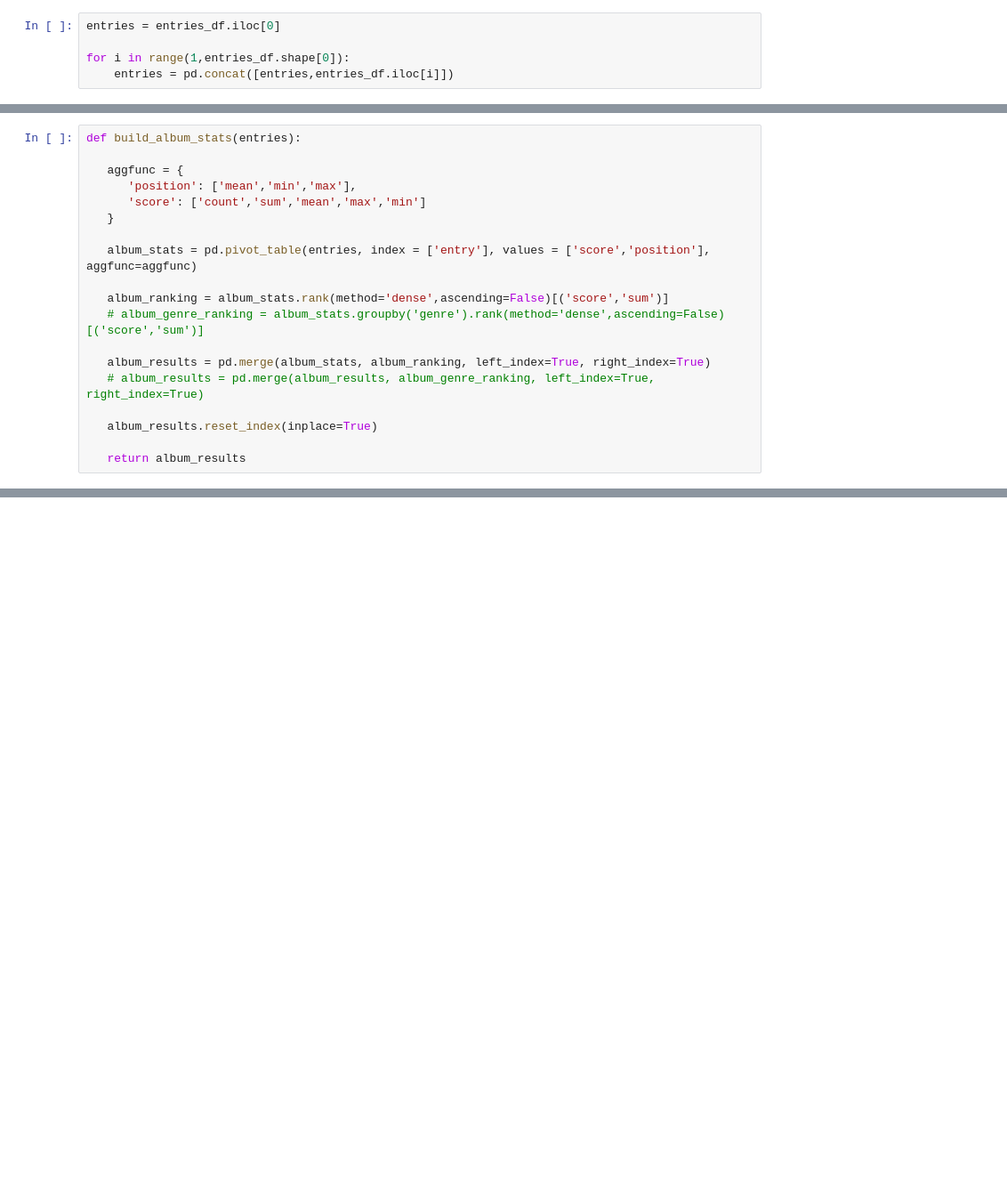
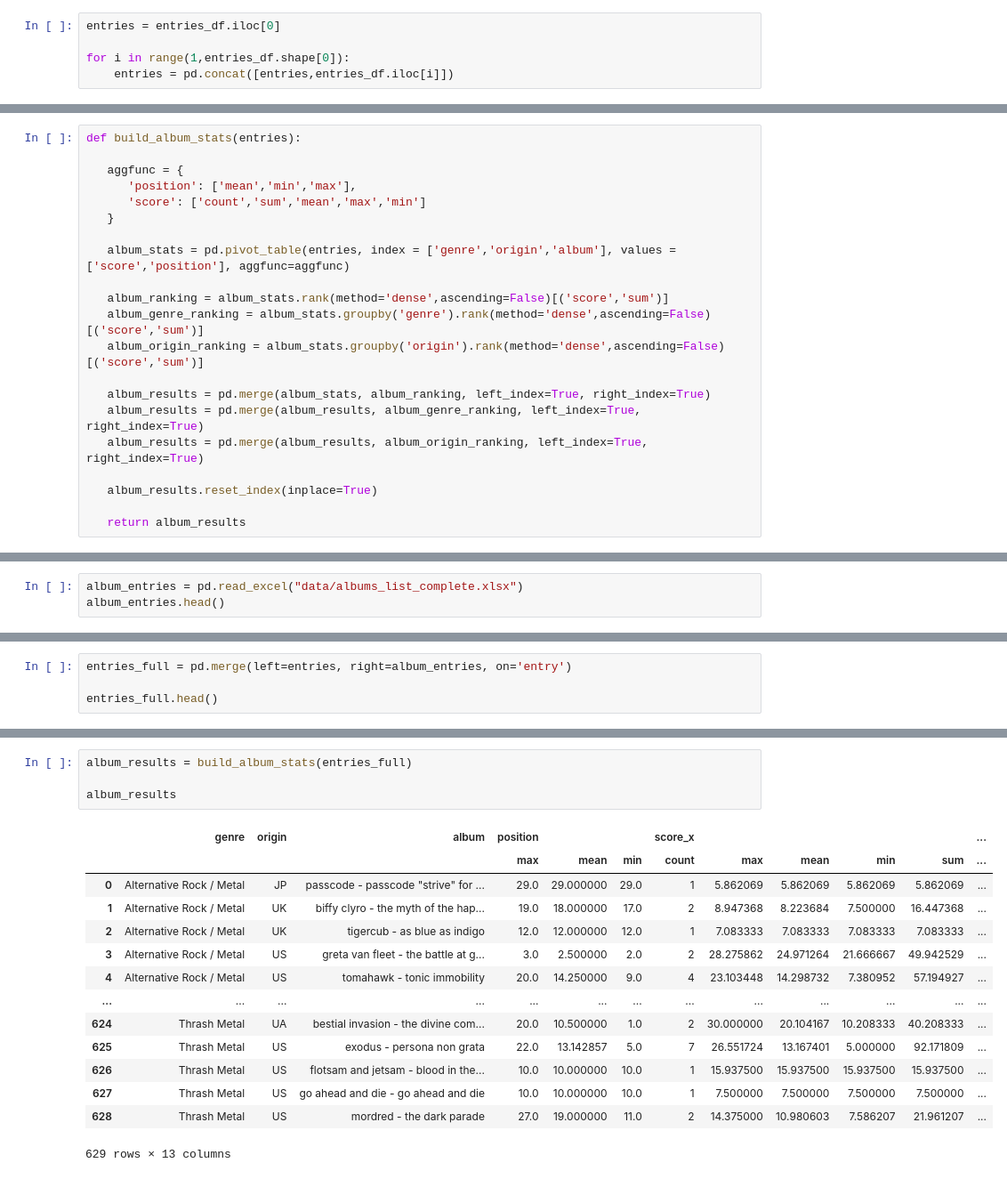
Before and after one commit to kloudkrafts01/rifftop, a Jupyter notebook: workbook.ipynb, the cells around one changed output, grey strips where cells are left out. Shown at 89% size. Saved outputs shown, nothing was run; the diff lists cells and outputs as text; blank space fills up the shorter version.

```diff
--- a/workbook.ipynb
+++ b/workbook.ipynb
@@ -148,13 +92,15 @@ def build_album_stats(entries):
       'score': ['count','sum','mean','max','min']
    }
 
-   album_stats = pd.pivot_table(entries, index = ['entry'], values = ['score','position'], aggfunc=aggfunc)
+   album_stats = pd.pivot_table(entries, index = ['genre','origin','album'], values = ['score','position'], aggfunc=aggfunc)
 
    album_ranking = album_stats.rank(method='dense',ascending=False)[('score','sum')]
-   # album_genre_ranking = album_stats.groupby('genre').rank(method='dense',ascending=False)[('score','sum')]
+   album_genre_ranking = album_stats.groupby('genre').rank(method='dense',ascending=False)[('score','sum')]
+   album_origin_ranking = album_stats.groupby('origin').rank(method='dense',ascending=False)[('score','sum')]
 
    album_results = pd.merge(album_stats, album_ranking, left_index=True, right_index=True)
-   # album_results = pd.merge(album_results, album_genre_ranking, left_index=True, right_index=True)
+   album_results = pd.merge(album_results, album_genre_ranking, left_index=True, right_index=True)
+   album_results = pd.merge(album_results, album_origin_ranking, left_index=True, right_index=True)
 
    album_results.reset_index(inplace=True)
 
@@ -165,0 +108,3 @@ KeyError: 'genre'
+# %%
+album_entries = pd.read_excel("data/albums_list_complete.xlsx")
+album_entries.head()
@@ -165,0 +118,4 @@ KeyError: 'genre'
+# %%
+entries_full = pd.merge(left=entries, right=album_entries, on='entry')
+
+entries_full.head()
@@ -165,0 +151,19 @@ KeyError: 'genre'
+# %%
+album_results = build_album_stats(entries_full)
+
+album_results
+# %% [output]
+|  | genre | origin | album | position |  |  | score_x |  |  |  |  | ... |
+|  |  |  |  | max | mean | min | count | max | mean | min | sum | ... |
+| 0 | Alternative Rock / Metal | JP | passcode - passcode "strive" for ... | 29.0 | 29.000000 | 29.0 | 1 | 5.862069 | 5.862069 | 5.862069 | 5.862069 | ... |
+| 1 | Alternative Rock / Metal | UK | biffy clyro - the myth of the hap... | 19.0 | 18.000000 | 17.0 | 2 | 8.947368 | 8.223684 | 7.500000 | 16.447368 | ... |
+| 2 | Alternative Rock / Metal | UK | tigercub - as blue as indigo | 12.0 | 12.000000 | 12.0 | 1 | 7.083333 | 7.083333 | 7.083333 | 7.083333 | ... |
+| 3 | Alternative Rock / Metal | US | greta van fleet - the battle at g... | 3.0 | 2.500000 | 2.0 | 2 | 28.275862 | 24.971264 | 21.666667 | 49.942529 | ... |
+| 4 | Alternative Rock / Metal | US | tomahawk - tonic immobility | 20.0 | 14.250000 | 9.0 | 4 | 23.103448 | 14.298732 | 7.380952 | 57.194927 | ... |
+| ... | ... | ... | ... | ... | ... | ... | ... | ... | ... | ... | ... | ... |
+| 624 | Thrash Metal | UA | bestial invasion - the divine com... | 20.0 | 10.500000 | 1.0 | 2 | 30.000000 | 20.104167 | 10.208333 | 40.208333 | ... |
+| 625 | Thrash Metal | US | exodus - persona non grata | 22.0 | 13.142857 | 5.0 | 7 | 26.551724 | 13.167401 | 5.000000 | 92.171809 | ... |
+| 626 | Thrash Metal | US | flotsam and jetsam - blood in the... | 10.0 | 10.000000 | 10.0 | 1 | 15.937500 | 15.937500 | 15.937500 | 15.937500 | ... |
+| 627 | Thrash Metal | US | go ahead and die - go ahead and die | 10.0 | 10.000000 | 10.0 | 1 | 7.500000 | 7.500000 | 7.500000 | 7.500000 | ... |
+| 628 | Thrash Metal | US | mordred - the dark parade | 27.0 | 19.000000 | 11.0 | 2 | 14.375000 | 10.980603 | 7.586207 | 21.961207 | ... |
+629 rows × 13 columns
```
Also changed, not shown: parts of 21 cells of this notebook, 13 other files.
